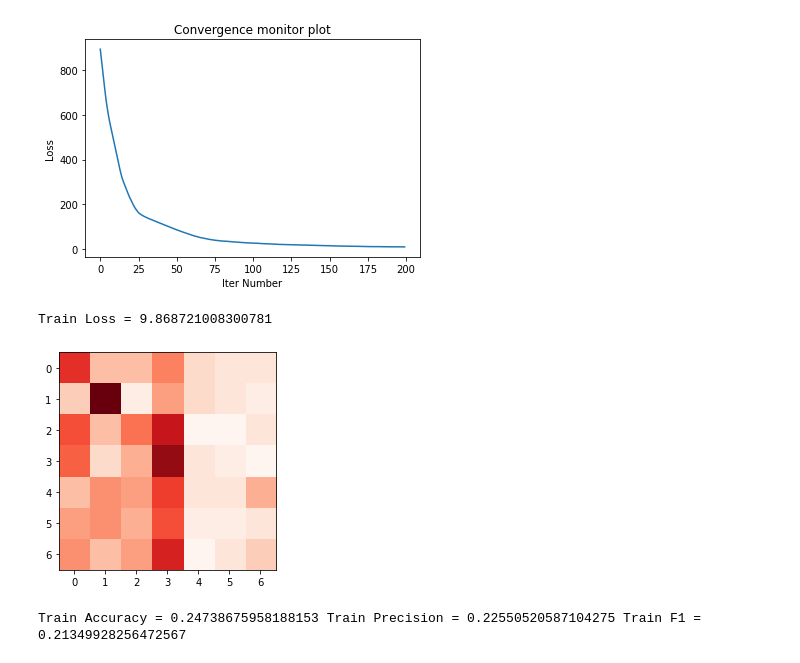
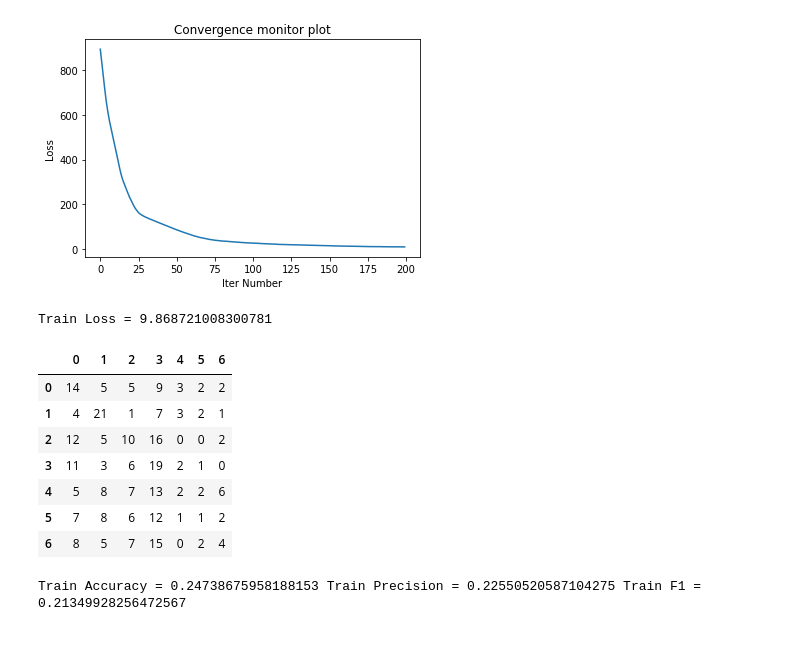
Before and after one commit to TheOneCodeGuy/Convolution-Neural-Networks, a Jupyter notebook: Q1_Q2_Q3.ipynb, the cells around one changed output. Drawn from its saved outputs; the diff is of its cells as text; code cells hidden in the pictures.

Commit message:
All questions trained

```diff
--- a/Q1_Q2_Q3.ipynb
+++ b/Q1_Q2_Q3.ipynb
@@ -1250,25 +1250,32 @@ plt.show()
 # %%
 with torch.no_grad():
 
     train_loss = 0.0
     y_train = []
     y_train_pred = []
 
     for data in trainloader:
 
         X, y = data[0].to(device), data[1].to(device)
         y_hat = classifier(X)
         train_loss += criterion(y_hat, y)*len(X)/train_size
 
         y_train.extend(list(y.detach().cpu().numpy()))
         y_train_pred.extend(list(torch.argmax(y_hat, axis=1).detach().cpu().numpy()))
 
+
 print('Train Loss =', train_loss.item())
-plt.imshow(confusion_matrix(y_train, y_train_pred), cmap='Reds')
-plt.show()
+pd.DataFrame(confusion_matrix(y_train, y_train_pred))
 # %% [output]
 Train Loss = 9.868721008300781
-[figure, removed]
+|  | 0 | 1 | 2 | 3 | 4 | 5 | 6 |
+| 0 | 14 | 5 | 5 | 9 | 3 | 2 | 2 |
+| 1 | 4 | 21 | 1 | 7 | 3 | 2 | 1 |
+| 2 | 12 | 5 | 10 | 16 | 0 | 0 | 2 |
+| 3 | 11 | 3 | 6 | 19 | 2 | 1 | 0 |
+| 4 | 5 | 8 | 7 | 13 | 2 | 2 | 6 |
+| 5 | 7 | 8 | 6 | 12 | 1 | 1 | 2 |
+| 6 | 8 | 5 | 7 | 15 | 0 | 2 | 4 |
 # %%
 acc_tr = accuracy_score(y_train, y_train_pred)
 prec_tr = precision_score(y_train, y_train_pred, average='weighted')
```
Also changed, not shown: parts of 2 cells of this notebook.
